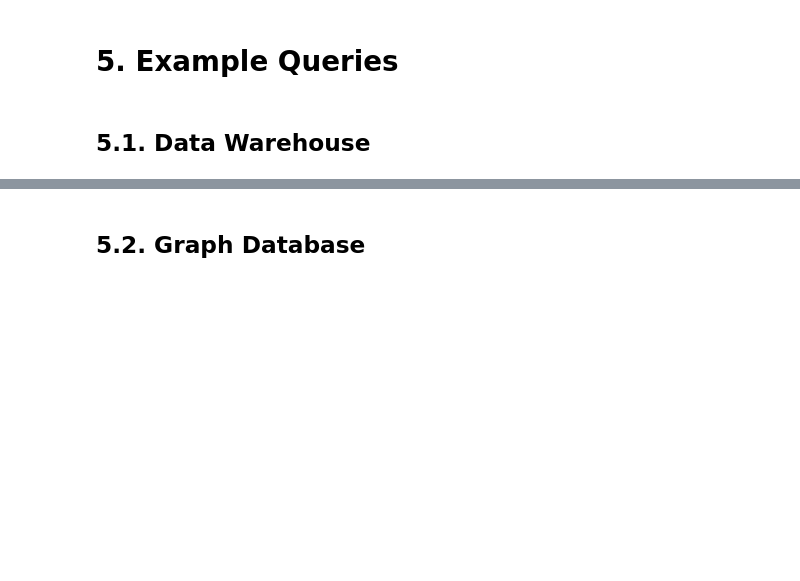
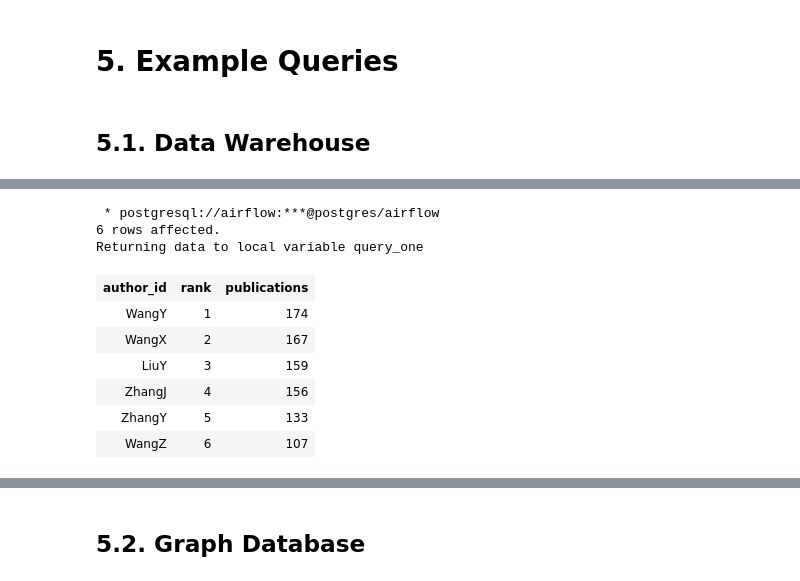
Before and after one commit to qetdr/research-data-pipeline, a Jupyter notebook: research_pipe_container/ETL.ipynb, the cells around one changed output, grey strips where cells are left out. Drawn from its saved outputs; the diff is of its cells as text; code cells hidden in the pictures; blank space fills up the shorter version.

```diff
--- a/research_pipe_container/ETL.ipynb
+++ b/research_pipe_container/ETL.ipynb
@@ -313,0 +317,20 @@ print(result[0]['ct'])
+# %%
+%%sql query_one <<
+SELECT author_id, rank_total_pubs as rank, total_pubs as publications
+FROM author
+ORDER BY rank_total_pubs
+LIMIT  0.01 * (SELECT COUNT(*) FROM author) / 100;
+# %% [output]
+ * postgresql://airflow:***@postgres/airflow
+6 rows affected.
+Returning data to local variable query_one
+# %%
+query_one
+# %% [output]
+| author_id | rank | publications |
+| WangY | 1 | 174 |
+| WangX | 2 | 167 |
+| LiuY | 3 | 159 |
+| ZhangJ | 4 | 156 |
+| ZhangY | 5 | 133 |
+| WangZ | 6 | 107 |
```
Also changed, not shown: parts of 11 cells of this notebook.
